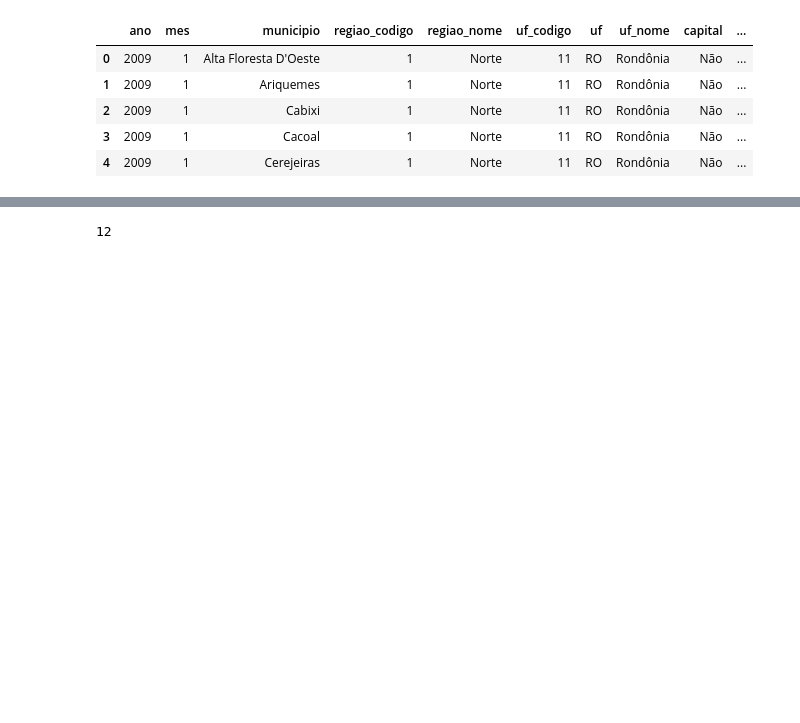
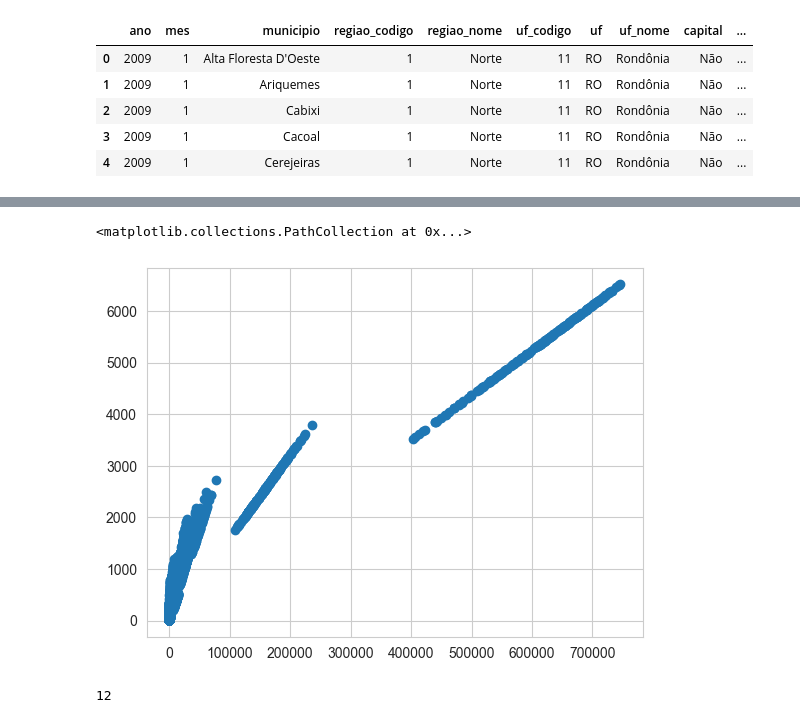
Before and after one commit to linocesar/desafio_ciencia_dados_2, a Jupyter notebook: clustering.ipynb, the cells around one changed output, grey strips where cells are left out. Cells and saved outputs as stored; diff of their text form; code cells hidden in the pictures; blank space fills up the shorter version.

```diff
--- a/clustering.ipynb
+++ b/clustering.ipynb
@@ -23,3 +43,8 @@ plt.scatter(df['partos_e_nascimentos_qtd'], df['diagnostico_ultrasonografia_val'
+# %%
+plt.scatter(df['partos_populacao'], df['partos_e_nascimentos_qtd'])
+# %% [output]
+<matplotlib.collections.PathCollection at 0x...>
+[figure, added]
 # %%
 import multiprocessing
 
```
Also changed, not shown: parts of 38 cells of this notebook, 1 other file.
